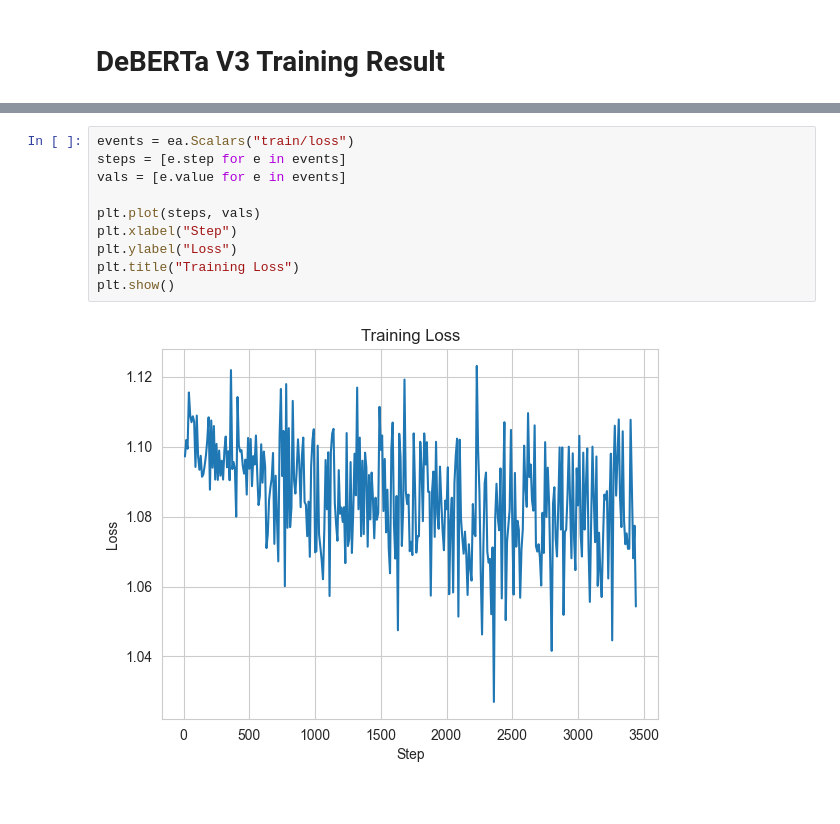
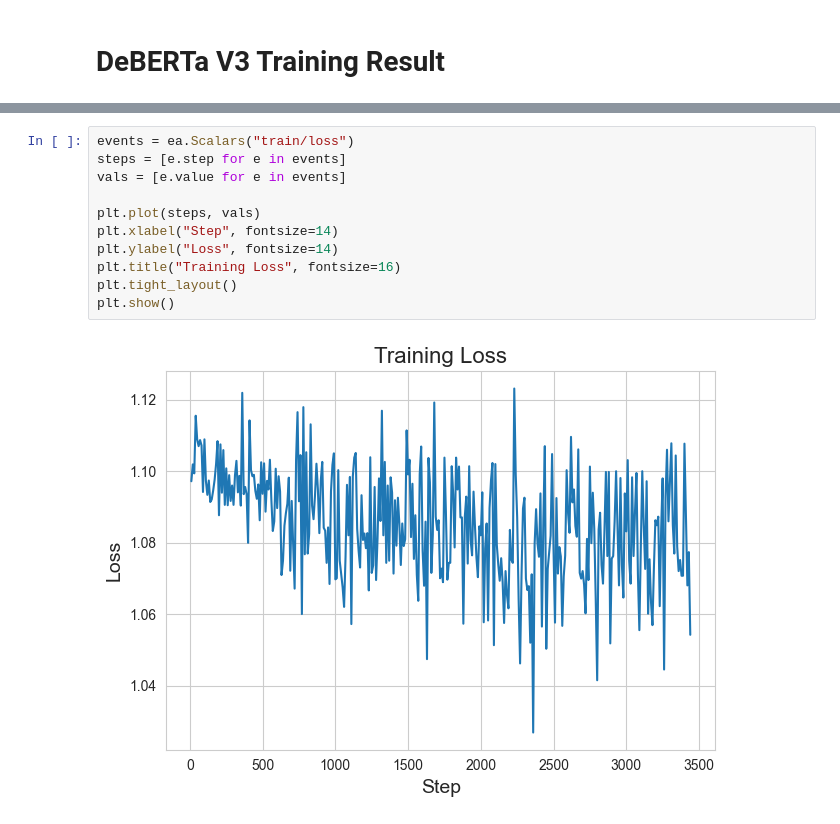
Before and after one commit to JettN/ECE-143-Group-23, a Jupyter notebook: data-visualization-for-ece143.ipynb, the cells around one changed output, grey strips where cells are left out. Saved outputs shown, nothing was run; the diff lists cells and outputs as text.

```diff
--- a/data-visualization-for-ece143.ipynb
+++ b/data-visualization-for-ece143.ipynb
@@ -1001,15 +1002,16 @@ plt.show()
 # %%
 events = ea.Scalars("train/loss")
 steps = [e.step for e in events]
 vals = [e.value for e in events]
 
 plt.plot(steps, vals)
-plt.xlabel("Step")
-plt.ylabel("Loss")
-plt.title("Training Loss")
+plt.xlabel("Step", fontsize=14)
+plt.ylabel("Loss", fontsize=14)
+plt.title("Training Loss", fontsize=16)
+plt.tight_layout()
 plt.show()
 # %% [output]
-[figure, old version]
+[figure, new version]
 # %%
 events = ea.Scalars("eval/loss")
 steps = [e.step for e in events]
```
Also changed, not shown: parts of 4 cells of this notebook.
